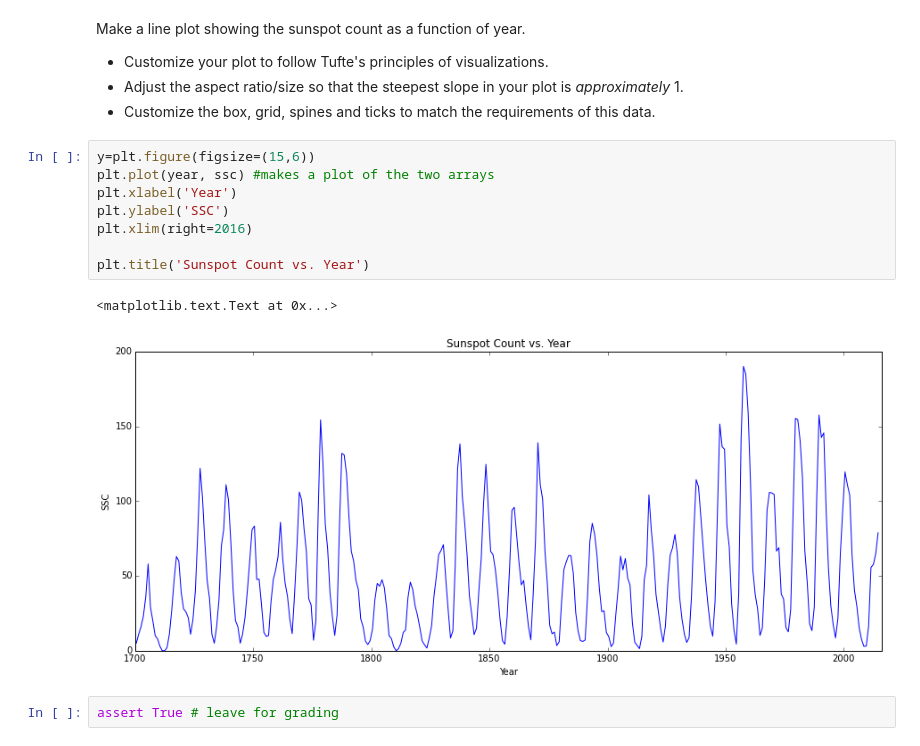
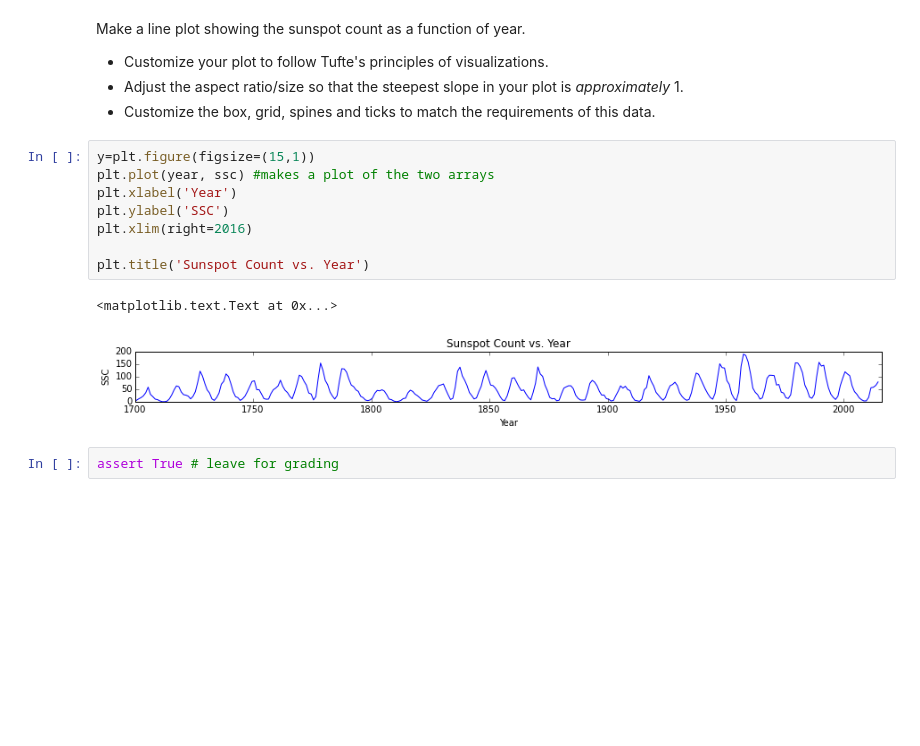
Before and after one commit to brettavedisian/phys202-2015-work, a Jupyter notebook: assignments/assignment04/MatplotlibEx01.ipynb, the cells around one changed output. Saved outputs shown, nothing was run; the diff lists cells and outputs as text; blank space fills up the shorter version.

```diff
--- a/assignments/assignment04/MatplotlibEx01.ipynb
+++ b/assignments/assignment04/MatplotlibEx01.ipynb
@@ -31,16 +31,16 @@ Make a line plot showing the sunspot count as a function of year.
 * Adjust the aspect ratio/size so that the steepest slope in your plot is *approximately* 1.
 * Customize the box, grid, spines and ticks to match the requirements of this data.
 # %%
-y=plt.figure(figsize=(15,6))
+y=plt.figure(figsize=(15,1))
 plt.plot(year, ssc) #makes a plot of the two arrays
 plt.xlabel('Year')
 plt.ylabel('SSC')
 plt.xlim(right=2016)
 
 plt.title('Sunspot Count vs. Year')
 # %% [output]
 <matplotlib.text.Text at 0x...>
-[figure, old version]
+[figure, new version]
 # %%
 assert True # leave for grading
 # %% [markdown]
```
